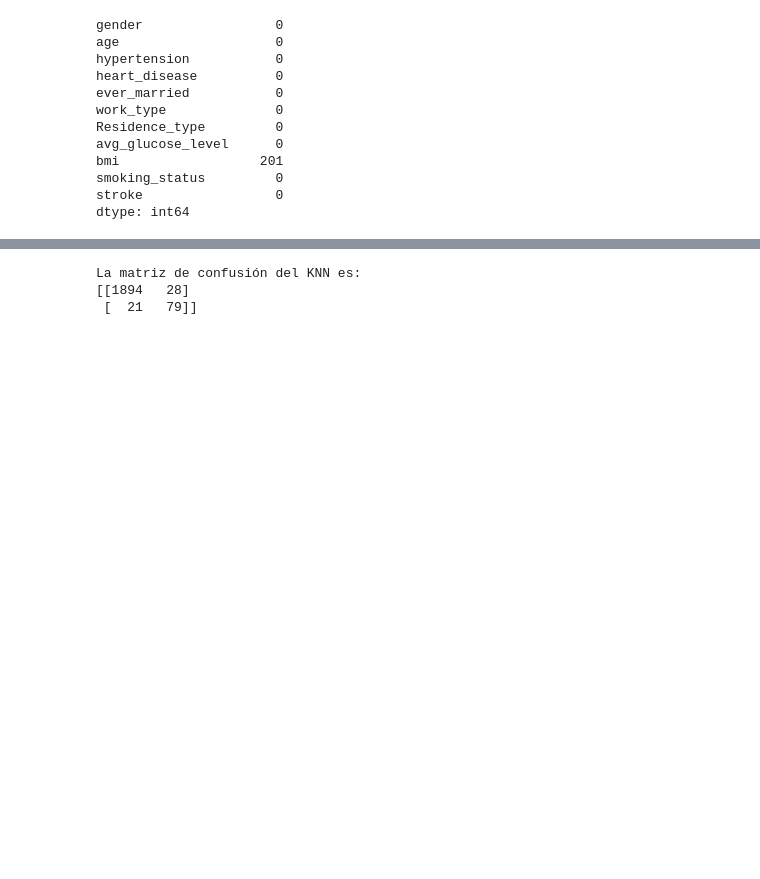
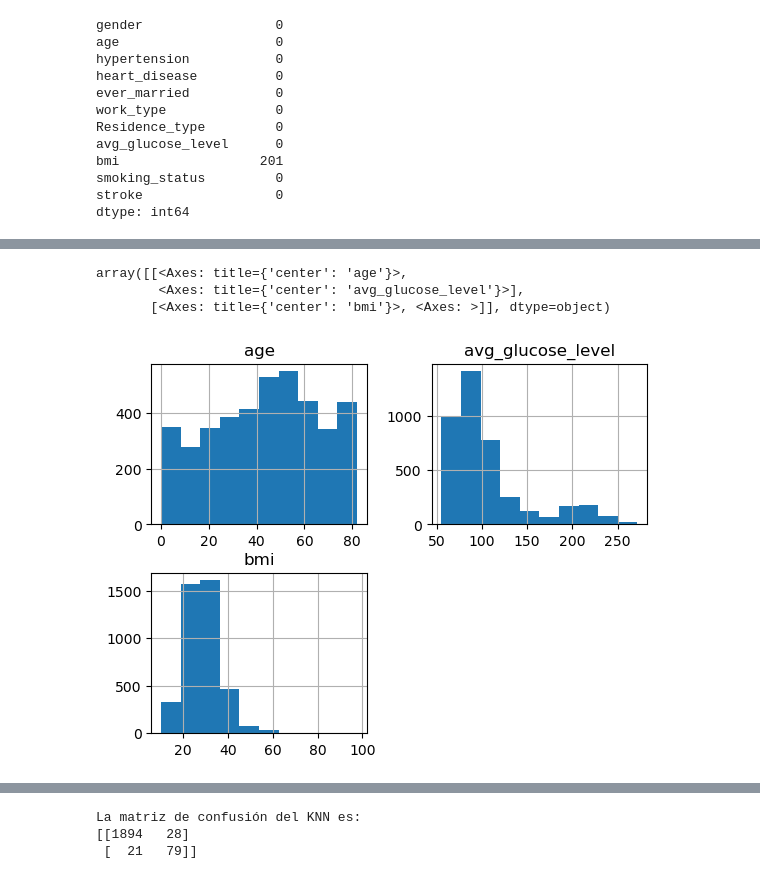
Before and after one commit to NoelFabello/preprocess-and-modeling-simple, a Jupyter notebook: Mineria1.ipynb, the cells around one changed output, grey strips where cells are left out. Saved outputs shown, nothing was run; the diff lists cells and outputs as text; code cells hidden in the pictures; blank space fills up the shorter version.

```diff
--- a/Mineria1.ipynb
+++ b/Mineria1.ipynb
@@ -245,6 +252,18 @@ bmi                  201
 smoking_status         0
 stroke                 0
 dtype: int64
+# %%
+df_train, df_test = train_test_split(
+    df,
+    test_size=0.2,
+    random_state=42,
+    stratify=df['stroke']
+)
+# %%
+df_train.reset_index(drop=True, inplace=True)
+df_test.reset_index(drop=True, inplace=True)
 # %%
 imputer = SimpleImputer(strategy='mean')
-df.bmi = imputer.fit_transform(df['bmi'].values.reshape(-1,1))
+imputer = imputer.fit(df['bmi'].values.reshape(-1,1))
+df_train.bmi = imputer.transform(df_train['bmi'].values.reshape(-1,1))
+df_test.bmi = imputer.transform(df_test['bmi'].values.reshape(-1,1))
@@ -386,0 +285,7 @@ bmi_scaled_df
+# %%
+df_train.hist()
+# %% [output]
+array([[<Axes: title={'center': 'age'}>,
+        <Axes: title={'center': 'avg_glucose_level'}>],
+       [<Axes: title={'center': 'bmi'}>, <Axes: >]], dtype=object)
+[figure, added]
```
Also changed, not shown: parts of 46 cells of this notebook.
